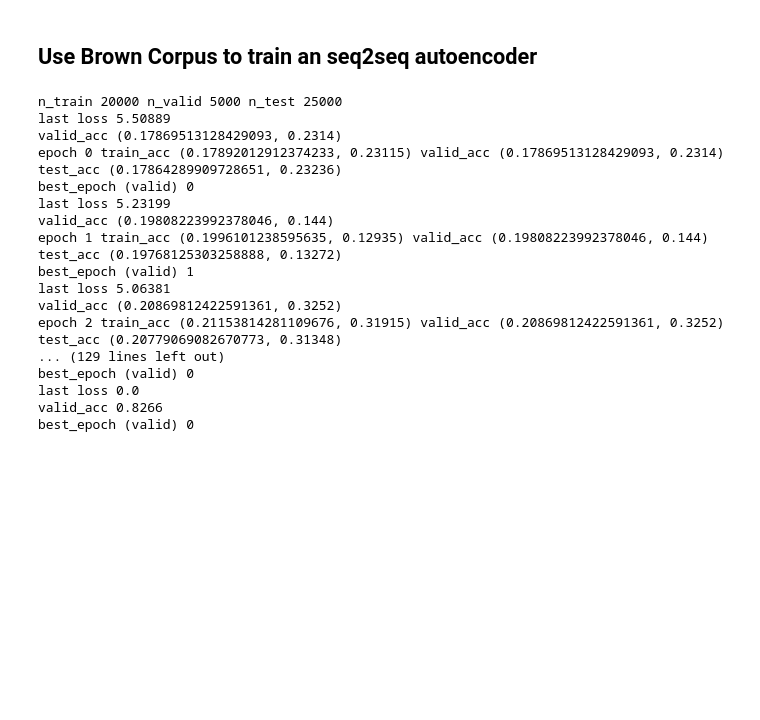
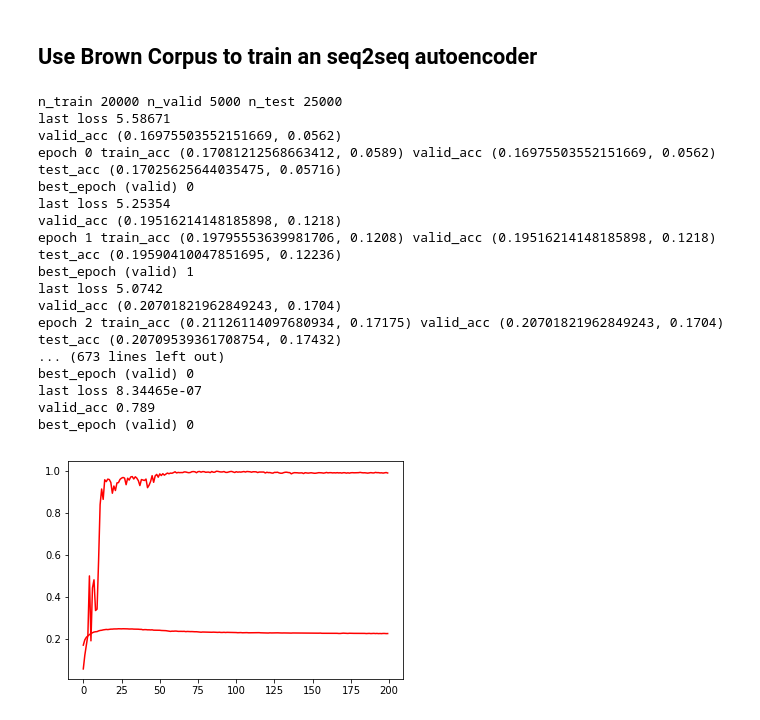
Before and after one commit to fro11o/NLP_practice, a Jupyter notebook: imdb_ae_lstm_simultaneous_double_vocab.ipynb, the cells around one changed output. Cells and saved outputs as stored; diff of their text form; code cells hidden in the pictures; blank space fills up the shorter version.

Commit message:
200 epoch

```diff
--- a/imdb_ae_lstm_simultaneous_double_vocab.ipynb
+++ b/imdb_ae_lstm_simultaneous_double_vocab.ipynb
@@ -508,7 +508,7 @@ best_valid_acc = None
 early_stopping = 20
 
 curve_valid_acc = []
-for epoch in range(20):
+for epoch in range(200):
     cur_idx = 0
     while cur_idx < train_sen_en.shape[0]:
         batch_sen_en = train_sen_en[cur_idx: cur_idx + n_batch_size]
@@ -589,19 +589,25 @@ for epoch in range(200):
         break
 # %% [output]
 n_train 20000 n_valid 5000 n_test 25000
-last loss 5.50889
-valid_acc (0.17869513128429093, 0.2314)
-epoch 0 train_acc (0.17892012912374233, 0.23115) valid_acc (0.17869513128429093, 0.2314) test_acc (0.17864289909728651, 0.23236)
+last loss 5.58671
+valid_acc (0.16975503552151669, 0.0562)
+epoch 0 train_acc (0.17081212568663412, 0.0589) valid_acc (0.16975503552151669, 0.0562) test_acc (0.17025625644035475, 0.05716)
 best_epoch (valid) 0
-last loss 5.23199
-valid_acc (0.19808223992378046, 0.144)
-epoch 1 train_acc (0.1996101238595635, 0.12935) valid_acc (0.19808223992378046, 0.144) test_acc (0.19768125303258888, 0.13272)
+last loss 5.25354
+valid_acc (0.19516214148185898, 0.1218)
+epoch 1 train_acc (0.19795553639981706, 0.1208) valid_acc (0.19516214148185898, 0.1218) test_acc (0.19590410047851695, 0.12236)
 best_epoch (valid) 1
-last loss 5.06381
-valid_acc (0.20869812422591361, 0.3252)
-epoch 2 train_acc (0.21153814281109676, 0.31915) valid_acc (0.20869812422591361, 0.3252) test_acc (0.20779069082670773, 0.31348)
-... (129 lines left out)
+last loss 5.0742
+valid_acc (0.20701821962849243, 0.1704)
+epoch 2 train_acc (0.21126114097680934, 0.17175) valid_acc (0.20701821962849243, 0.1704) test_acc (0.20709539361708754, 0.17432)
+... (673 lines left out)
 best_epoch (valid) 0
-last loss 0.0
-valid_acc 0.8266
+last loss 8.34465e-07
+valid_acc 0.789
 best_epoch (valid) 0
+# %%
+plt.figure()
+plt.plot(range(len(curve_valid_acc)), curve_valid_acc, 'r-')
+plt.show()
+# %% [output]
+[figure, added]
```
Also changed, not shown: parts of 1 cell of this notebook.
